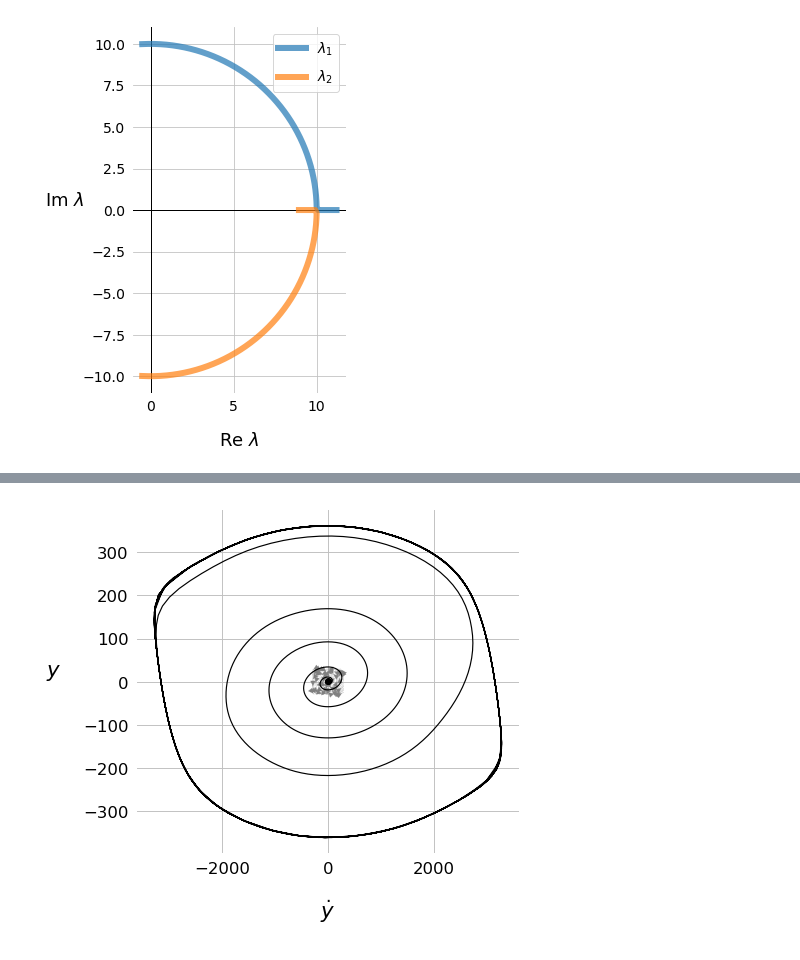
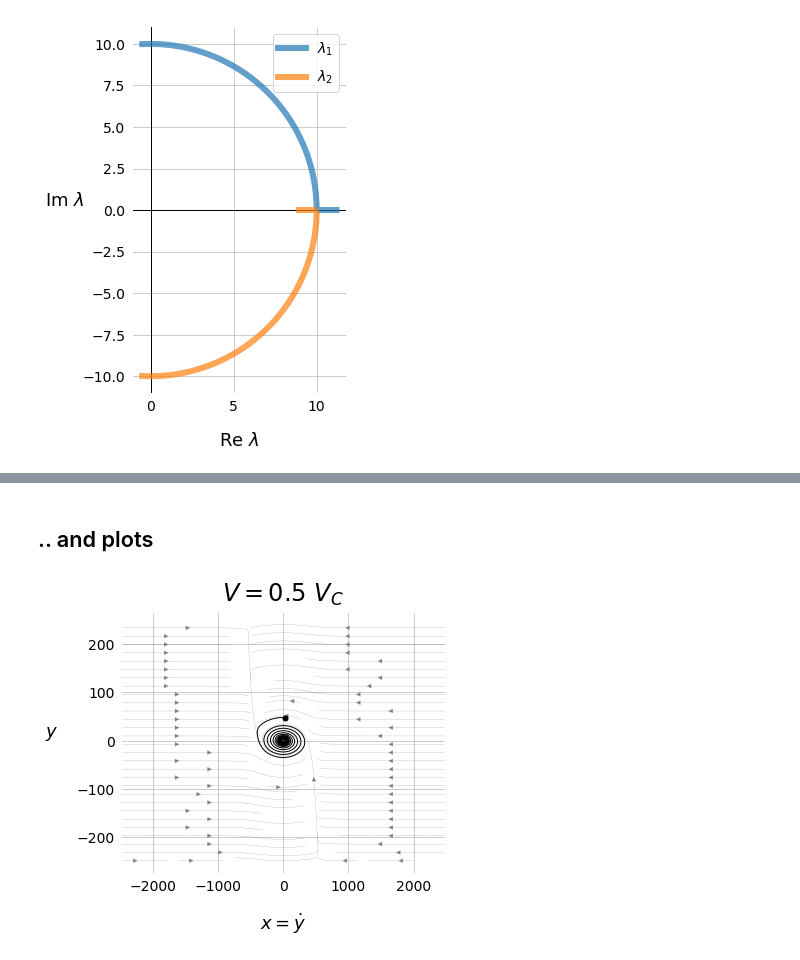
Before and after one commit to tfiers/strogatz, a Jupyter notebook: notebooks/4_Gallop.ipynb, the cells around one changed output, grey strips where cells are left out. Cells and saved outputs as stored; diff of their text form; code cells hidden in the pictures.

```diff
--- a/notebooks/4_Gallop.ipynb
+++ b/notebooks/4_Gallop.ipynb
@@ -62,10 +79,9 @@ save(fig, 'eigencup')
 from scipy.spatial.distance import pdist, squareform
 from scipy.integrate import solve_ivp
 
-
 def get_grid(VV, scale):
-    x_grid, y_grid =  np.meshgrid(np.linspace(scale*(-3), scale*(+3), 200),
-                                  np.linspace(scale*(-0.3), scale*(+0.3), 200),
+    x_grid, y_grid =  np.meshgrid(np.linspace(scale*(-3.1), scale*(+3.1), 200),
+                                  np.linspace(scale*(-0.31), scale*(+0.31), 200),
                                  )
     xdot_np = sp.lambdify((x,y), xdot.subs(V, VV))
     ydot_np = sp.lambdify((x,y), ydot.subs(V, VV))
@@ -142,31 +158,35 @@ def plot_grid(VV, scale):
 
     # ax.set_xlim(-0.019, xlim[-1])
     # ax.set_ylim(-0.019, ylim[-1])
-    ax.set_xlabel('$\dot{y}$')
+    ax.set_xlabel('$x = \dot{y}$')
     ax.set_ylabel('$y$', rotation=0, ha='right')
-    # ax.set_title(f'$c = {float(VV):.6g}$', pad=11, fontsize=24)
+    ax.set_title(f'$V = {float(VV / V_C):.3g}\ V_C$', pad=11, fontsize=24)
     return fig, ax
 
 
-def plot_traj(ax, VV, x0, y0):
-    _, xx, yy = sim2(VV, x0, y0, fwd=True, t_span=(0.01, 10), N_eval=4000)
-    ax.plot(x0, y0, '.', color='black')
-    ax.plot(xx, yy, color='black', lw=1)
+def plot_traj(ax, VV, x0, y0, fwd=True, color='black'):
+    _, xx, yy = sim2(VV, x0, y0, fwd=fwd, t_span=(0.01, 10), N_eval=4000)
+    ax.plot(x0, y0, '.', color=color)
+    ax.plot(xx, yy, color=color, lw=1)
 
 
 def phase_filename(VV):
     VV = float(VV)
     return f'phase_space_{VV:.4f}'.replace('.','')
 
-V_C
 
-VV = 200
-scale = 100
-fig, ax = plot_grid(VV=VV, scale=scale)
-plot_traj(ax, VV, scale*0.01, scale*0.01)
 # period, x_orbit, y_orbit = get_closed_orbit(VV, 0.6, 0.1)
 # ax.plot(x_orbit, y_orbit, color='black', lw=1)
 # print(period)
-save(fig, 'bridge_phase')
-# %% [output]
-[figure, removed]
+# %% [markdown]
+## .. and plots
+# %%
+VV = float(0.5 * V_C)
+scale = 800
+fig, ax = plot_grid(VV=VV, scale=scale)
+with ignore(RuntimeWarning):
+    plot_traj(ax, VV, scale*0.03, scale*0.06)
+
+save(fig, 'bridge_phase_subc')
+# %% [output]
+[figure, added]
```
Also changed, not shown: parts of 12 cells of this notebook, 12 other files.
